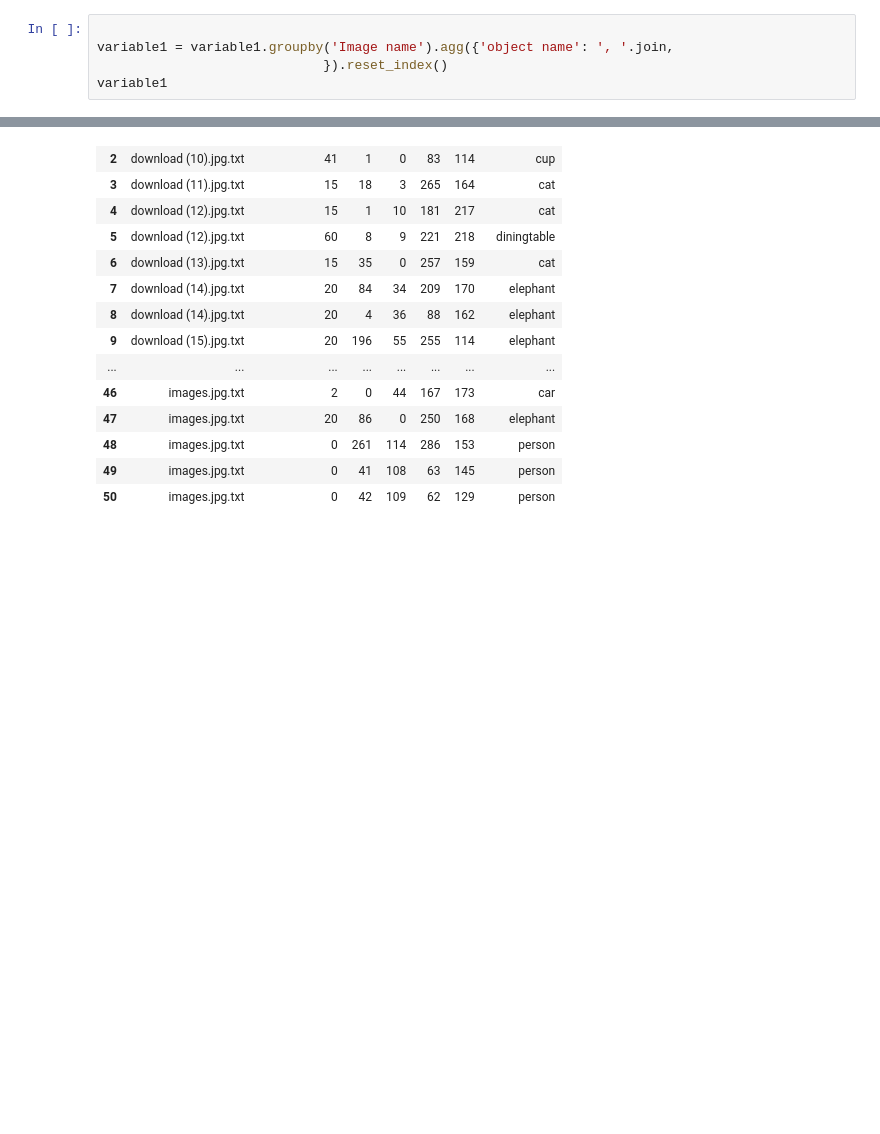
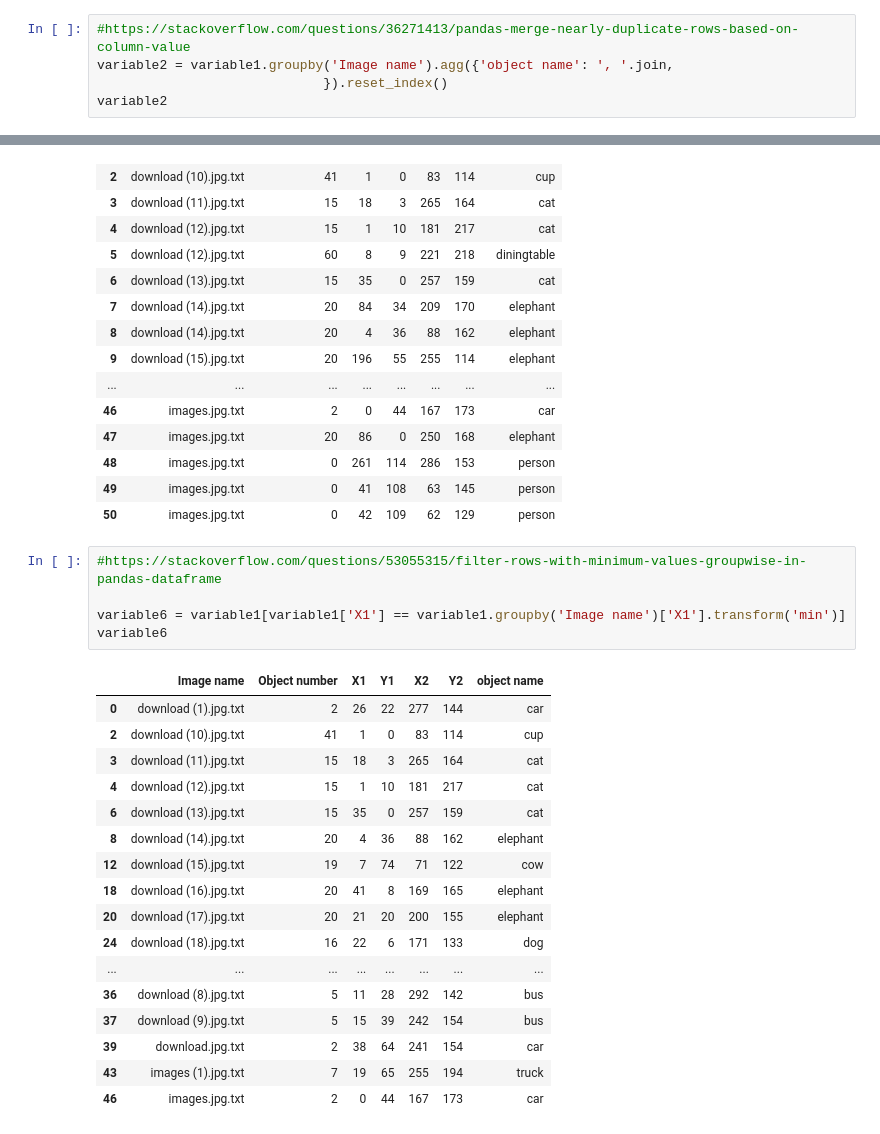
Before and after one commit to anindameister/pandas_jupyter, a Jupyter notebook: excelpython.ipynb, the cells around one changed output, grey strips where cells are left out. Cells and saved outputs as stored; diff of their text form; blank space fills up the shorter version.

Commit message:
minimum of x1s

```diff
--- a/excelpython.ipynb
+++ b/excelpython.ipynb
@@ -105,10 +105,10 @@ variable1.sort_values(['X1','Y1'], ascending=[True,True]) #not useful
 | 38 | download (9).jpg.txt | 0 | 254 | 96 | 259 | 126 | person |
 | 48 | images.jpg.txt | 0 | 261 | 114 | 286 | 153 | person |
 # %%
-
-variable1 = variable1.groupby('Image name').agg({'object name': ', '.join,
+#https://stackoverflow.com/questions/36271413/pandas-merge-nearly-duplicate-rows-based-on-column-value
+variable2 = variable1.groupby('Image name').agg({'object name': ', '.join,
                              }).reset_index()
-variable1
+variable2
 # %% [output]
 |  | Image name | object name |
 | 0 | download (1).jpg.txt | car |
@@ -147,3 +170,26 @@ variable1
 | 48 | images.jpg.txt | 0 | 261 | 114 | 286 | 153 | person |
 | 49 | images.jpg.txt | 0 | 41 | 108 | 63 | 145 | person |
 | 50 | images.jpg.txt | 0 | 42 | 109 | 62 | 129 | person |
+# %%
+#https://stackoverflow.com/questions/53055315/filter-rows-with-minimum-values-groupwise-in-pandas-dataframe
+
+variable6 = variable1[variable1['X1'] == variable1.groupby('Image name')['X1'].transform('min')]
+variable6
+# %% [output]
+|  | Image name | Object number | X1 | Y1 | X2 | Y2 | object name |
+| 0 | download (1).jpg.txt | 2 | 26 | 22 | 277 | 144 | car |
+| 2 | download (10).jpg.txt | 41 | 1 | 0 | 83 | 114 | cup |
+| 3 | download (11).jpg.txt | 15 | 18 | 3 | 265 | 164 | cat |
+| 4 | download (12).jpg.txt | 15 | 1 | 10 | 181 | 217 | cat |
+| 6 | download (13).jpg.txt | 15 | 35 | 0 | 257 | 159 | cat |
+| 8 | download (14).jpg.txt | 20 | 4 | 36 | 88 | 162 | elephant |
+| 12 | download (15).jpg.txt | 19 | 7 | 74 | 71 | 122 | cow |
+| 18 | download (16).jpg.txt | 20 | 41 | 8 | 169 | 165 | elephant |
+| 20 | download (17).jpg.txt | 20 | 21 | 20 | 200 | 155 | elephant |
+| 24 | download (18).jpg.txt | 16 | 22 | 6 | 171 | 133 | dog |
+| ... | ... | ... | ... | ... | ... | ... | ... |
+| 36 | download (8).jpg.txt | 5 | 11 | 28 | 292 | 142 | bus |
+| 37 | download (9).jpg.txt | 5 | 15 | 39 | 242 | 154 | bus |
+| 39 | download.jpg.txt | 2 | 38 | 64 | 241 | 154 | car |
+| 43 | images (1).jpg.txt | 7 | 19 | 65 | 255 | 194 | truck |
+| 46 | images.jpg.txt | 2 | 0 | 44 | 167 | 173 | car |
```
Also changed, not shown: parts of 4 cells of this notebook.
